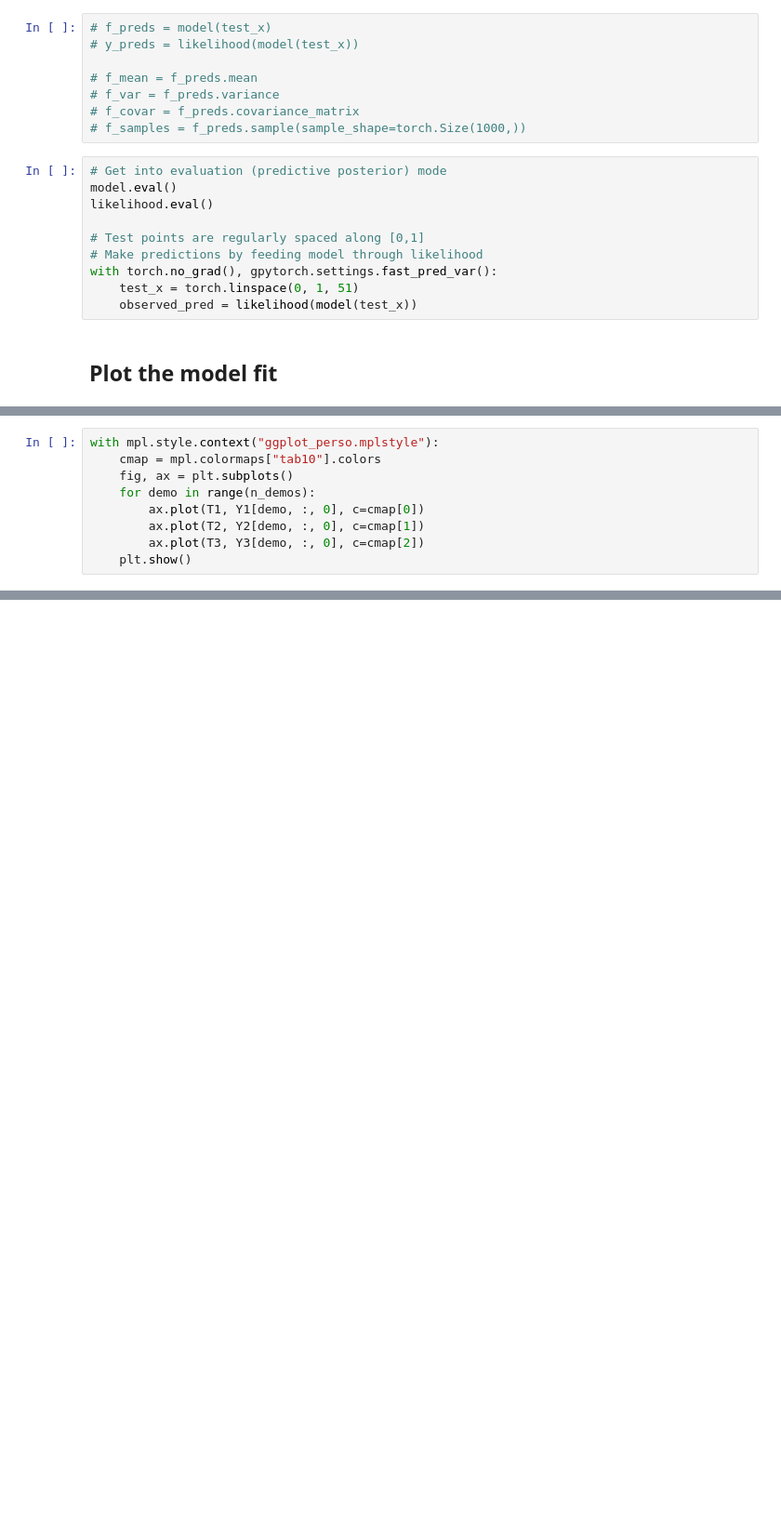
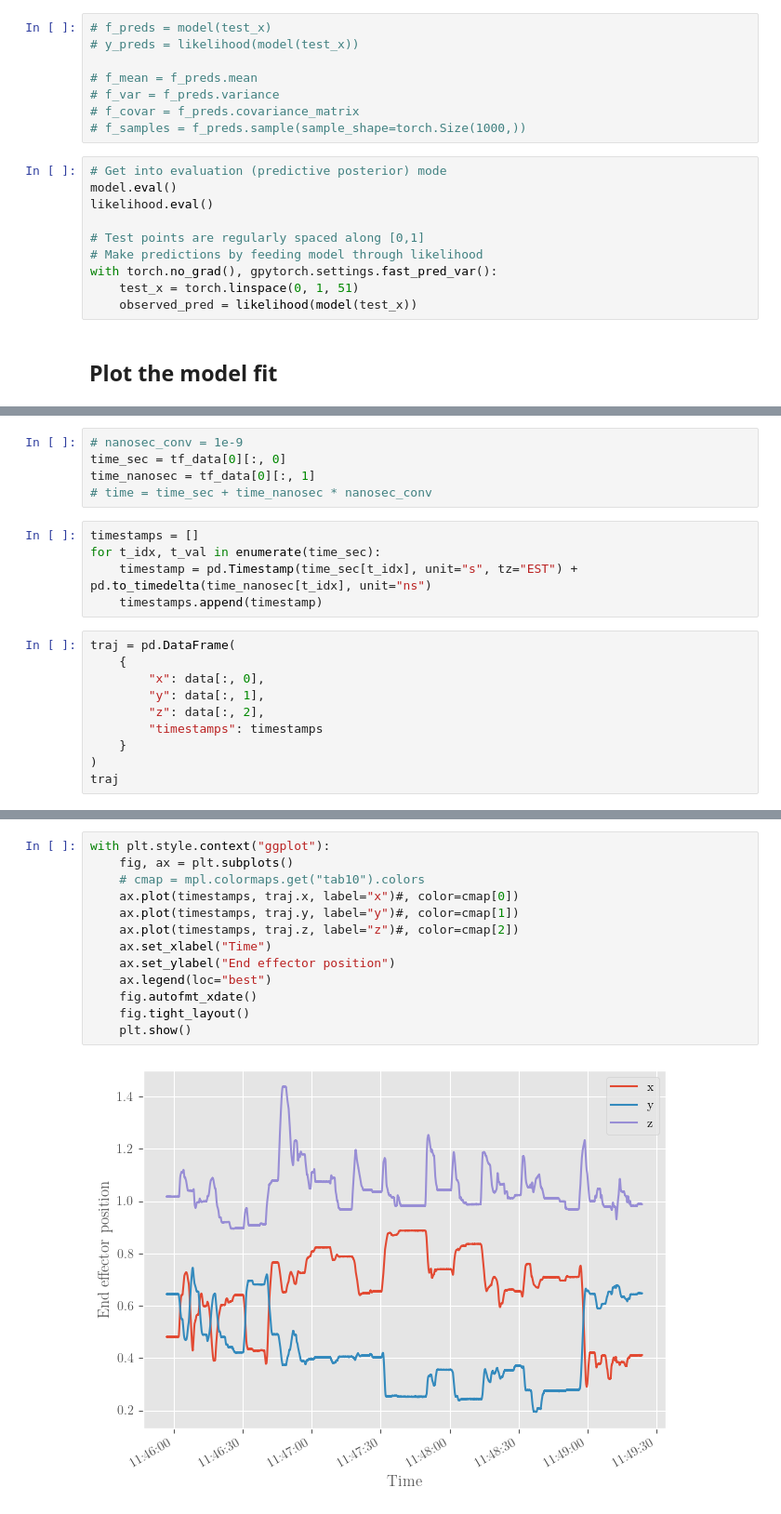
Before and after one commit to kir0ul/CMP, a Jupyter notebook: CGP.ipynb, the cells around one changed output, grey strips where cells are left out. Shown at 93% size. Drawn from its saved outputs; the diff is of its cells as text; blank space fills up the shorter version.

```diff
--- a/CGP.ipynb
+++ b/CGP.ipynb
@@ -298,9 +292,0 @@ Y.shape
-# %%
-with mpl.style.context("ggplot_perso.mplstyle"):
-    cmap = mpl.colormaps["tab10"].colors
-    fig, ax = plt.subplots()
-    for demo in range(n_demos):
-        ax.plot(T1, Y1[demo, :, 0], c=cmap[0])
-        ax.plot(T2, Y2[demo, :, 0], c=cmap[1])
-        ax.plot(T3, Y3[demo, :, 0], c=cmap[2])
-    plt.show()
@@ -308,0 +312,20 @@ NameError: name 'T1' is not defined
+# %%
+# nanosec_conv = 1e-9
+time_sec = tf_data[0][:, 0]
+time_nanosec = tf_data[0][:, 1]
+# time = time_sec + time_nanosec * nanosec_conv
+# %%
+timestamps = []
+for t_idx, t_val in enumerate(time_sec):
+    timestamp = pd.Timestamp(time_sec[t_idx], unit="s", tz="EST") + pd.to_timedelta(time_nanosec[t_idx], unit="ns")
+    timestamps.append(timestamp)
+# %%
+traj = pd.DataFrame(
+    {
+        "x": data[:, 0],
+        "y": data[:, 1],
+        "z": data[:, 2],
+        "timestamps": timestamps
+    }
+)
+traj
@@ -308,0 +346,15 @@ NameError: name 'T1' is not defined
+# %%
+with plt.style.context("ggplot"):
+    fig, ax = plt.subplots()
+    # cmap = mpl.colormaps.get("tab10").colors
+    ax.plot(timestamps, traj.x, label="x")#, color=cmap[0])
+    ax.plot(timestamps, traj.y, label="y")#, color=cmap[1])
+    ax.plot(timestamps, traj.z, label="z")#, color=cmap[2])
+    ax.set_xlabel("Time")
+    ax.set_ylabel("End effector position")
+    ax.legend(loc="best")
+    fig.autofmt_xdate()
+    fig.tight_layout()
+    plt.show()
+# %% [output]
+[figure, added]
```
Also changed, not shown: parts of 10 cells of this notebook, 6 other files.
